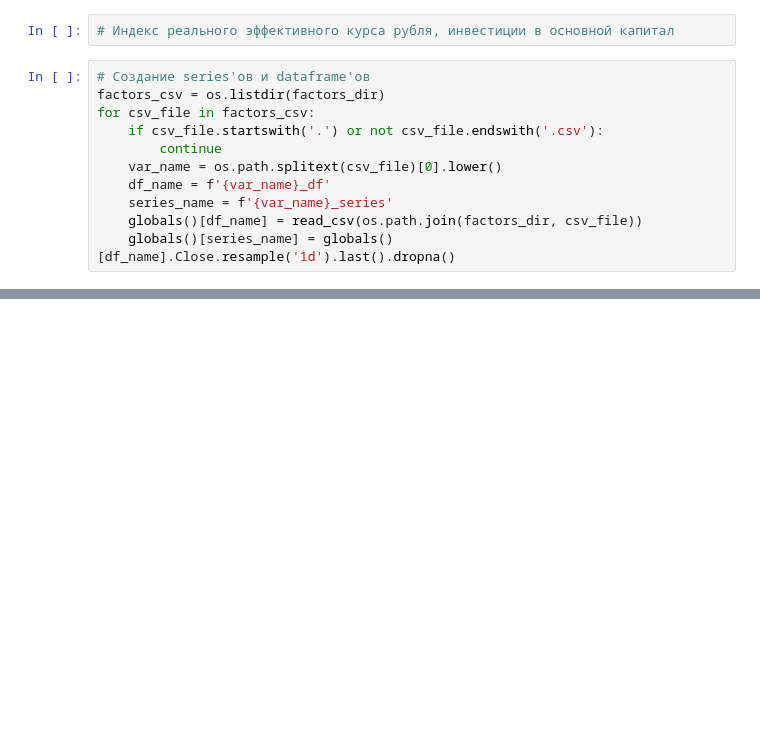
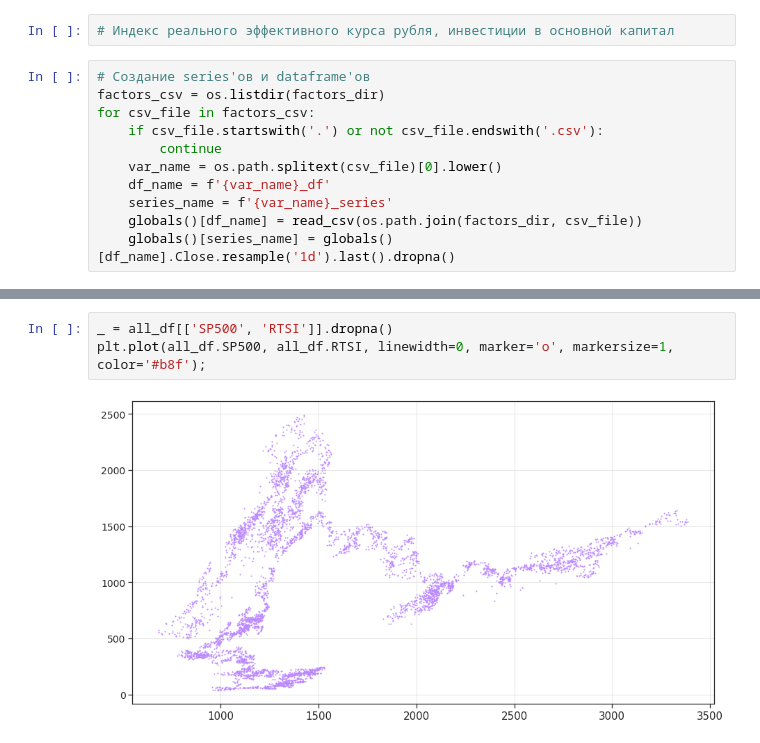
Before and after one commit to xtess16/RTSI, a Jupyter notebook: RTS_regression.ipynb, the cells around one changed output, grey strips where cells are left out. Drawn from its saved outputs; the diff is of its cells as text; blank space fills up the shorter version.

```diff
--- a/RTS_regression.ipynb
+++ b/RTS_regression.ipynb
@@ -127,0 +139,5 @@ sns.heatmap(
+# %%
+_ = all_df[['SP500', 'RTSI']].dropna()
+plt.plot(all_df.SP500, all_df.RTSI, linewidth=0, marker='o', markersize=1, color='#b8f');
+# %% [output]
+[figure, added]
```
Also changed, not shown: parts of 3 cells of this notebook, 8 other files.
